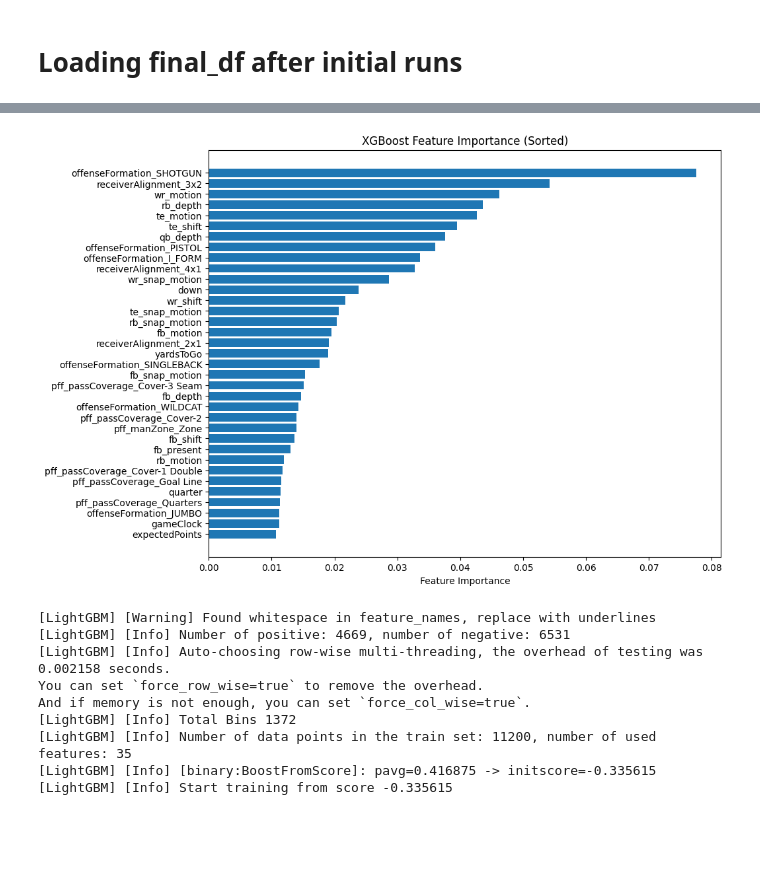
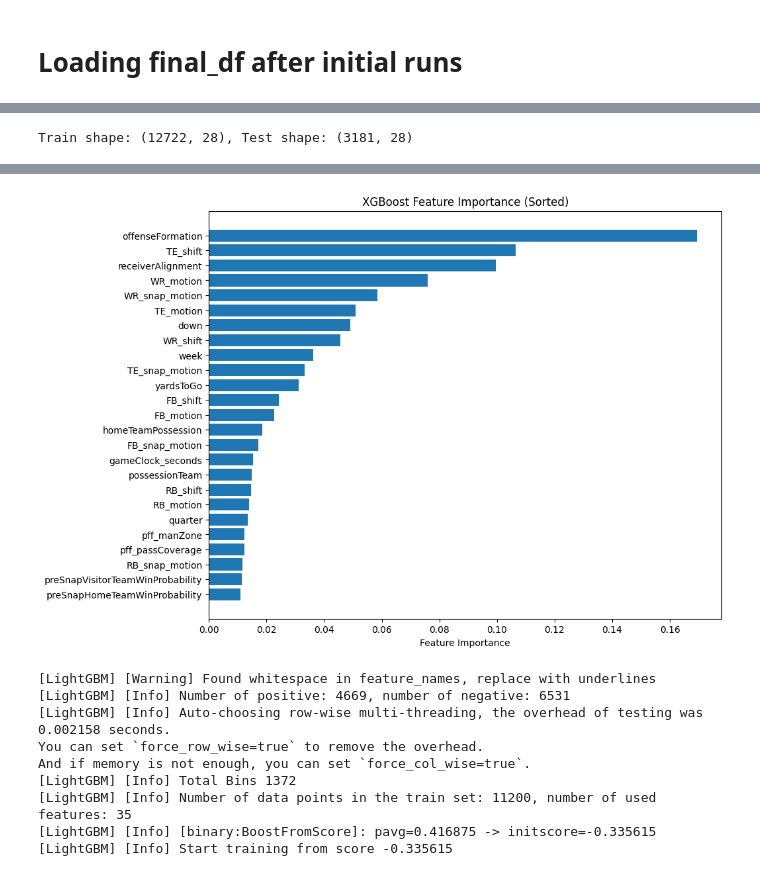
Before and after one commit to ajmoore12/BDB_2025, a Jupyter notebook: Code/bigdata_pm.ipynb, the cells around one changed output, grey strips where cells are left out. Saved outputs shown, nothing was run; the diff lists cells and outputs as text; code cells hidden in the pictures; blank space fills up the shorter version.

```diff
--- a/Code/bigdata_pm.ipynb
+++ b/Code/bigdata_pm.ipynb
@@ -121,15 +159,13 @@ Name: target_rush, dtype: int64
 # %%
 from sklearn.model_selection import train_test_split
 
-# Split data
-X_train, X_test, y_train, y_test = train_test_split(X, y, test_size=0.3, random_state=42)
+# Separate features and target
+X = final_df.drop(columns=['target_rush', 'gameId', 'playId', ])
+y = final_df['target_rush']
+
+# Train-test split
+X_train, X_test, y_train, y_test = train_test_split(X, y, test_size=0.2, random_state=42)
+
+print(f"Train shape: {X_train.shape}, Test shape: {X_test.shape}")
+# %% [output]
+Train shape: (12722, 28), Test shape: (3181, 28)
-# %%
-# Convert 'gameClock' to seconds if it is in 'MM:SS' format
-def convert_to_seconds(time_str):
-    if pd.isna(time_str):
-        return 0  # Handle any NaN values as 0
-    minutes, seconds = map(int, time_str.split(":"))
-    return minutes * 60 + seconds
-
-X_train['gameClock'] = X_train['gameClock'].apply(convert_to_seconds)
-X_test['gameClock'] = X_test['gameClock'].apply(convert_to_seconds)
@@ -163,7 +201,40 @@ param_bounds = {
     'subsample': (0.5, 1.0)
 }
 # %%
+from xgboost import XGBClassifier, cv, DMatrix
+from sklearn.model_selection import cross_val_score
 from bayes_opt import BayesianOptimization
+import numpy as np
+
+# Define Cross-Validation Function for Bayesian Optimization
+def xgb_cv(max_depth, learning_rate, n_estimators, colsample_bytree, subsample):
+    max_depth = int(max_depth)
+    n_estimators = int(n_estimators)
+
+    # Initialize the model
+    model = XGBClassifier(
+        max_depth=max_depth,
+        learning_rate=learning_rate,
+        n_estimators=n_estimators,
+        colsample_bytree=colsample_bytree,
+        subsample=subsample,
+        use_label_encoder=False,
+        eval_metric="logloss"
+    )
+
+    # Use cross-validation to evaluate the model
+    scores = cross_val_score(model, X_train, y_train, cv=3, scoring="roc_auc")
+    return scores.mean()
+
+# Parameter bounds for Bayesian Optimization
+param_bounds = {
+    "max_depth": (3, 10),
+    "learning_rate": (0.01, 0.3),
+    "n_estimators": (50, 500),
+    "colsample_bytree": (0.3, 1.0),
+    "subsample": (0.3, 1.0),
+}
+
 # Run Bayesian Optimization
 optimizer = BayesianOptimization(f=xgb_cv, pbounds=param_bounds, random_state=42)
 optimizer.maximize(init_points=5, n_iter=15)
@@ -174,19 +245,20 @@ best_params['max_depth'] = int(best_params['max_depth'])
 best_params['n_estimators'] = int(best_params['n_estimators'])
 
 # Train final XGBoost model with optimized parameters
-final_model = xgb.XGBClassifier(
+final_model = XGBClassifier(
     max_depth=best_params['max_depth'],
     learning_rate=best_params['learning_rate'],
     n_estimators=best_params['n_estimators'],
     colsample_bytree=best_params['colsample_bytree'],
     subsample=best_params['subsample'],
     use_label_encoder=False,
-    eval_metric='logloss'
+    eval_metric="logloss"
 )
 
 final_model.fit(X_train, y_train)
 
 # Get feature importance
+import matplotlib.pyplot as plt
 xgb_importances = final_model.feature_importances_
 
 # Sort features and importances in descending order
@@ -196,14 +268,14 @@ sorted_importances = xgb_importances[sorted_indices]
 
 # Plot feature importance in descending order
 plt.figure(figsize=(10, 8))
-plt.barh(sorted_features[:35], sorted_importances[:35])  # Display top 25 features
-plt.xlabel('Feature Importance')
-plt.title('XGBoost Feature Importance (Sorted)')
+plt.barh(sorted_features[:25], sorted_importances[:25])  # Display top 25 features
+plt.xlabel("Feature Importance")
+plt.title("XGBoost Feature Importance (Sorted)")
 plt.gca().invert_yaxis()  # Invert y-axis to have the most important feature on top
 plt.show()
 
 # Select the top 25 features
-top_features = sorted_features[:35]
+top_features = sorted_features[:25]
 X_train_top = X_train[top_features]
 X_test_top = X_test[top_features]
 # %% [output]
@@ -226,5 +298,5 @@ X_test_top = X_test[top_features]
 =====================================================================================
-[figure, old version]
+[figure, new version]
 # %%
 import lightgbm as lgb
 from sklearn.metrics import accuracy_score, roc_auc_score
```
Also changed, not shown: parts of 11 cells of this notebook.
